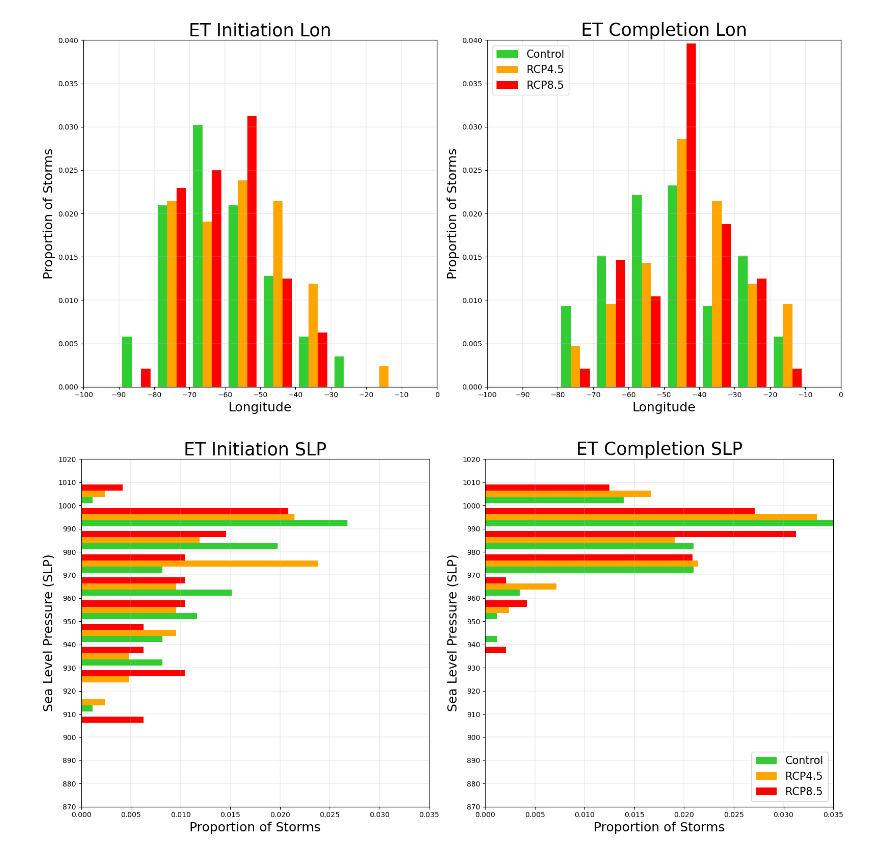
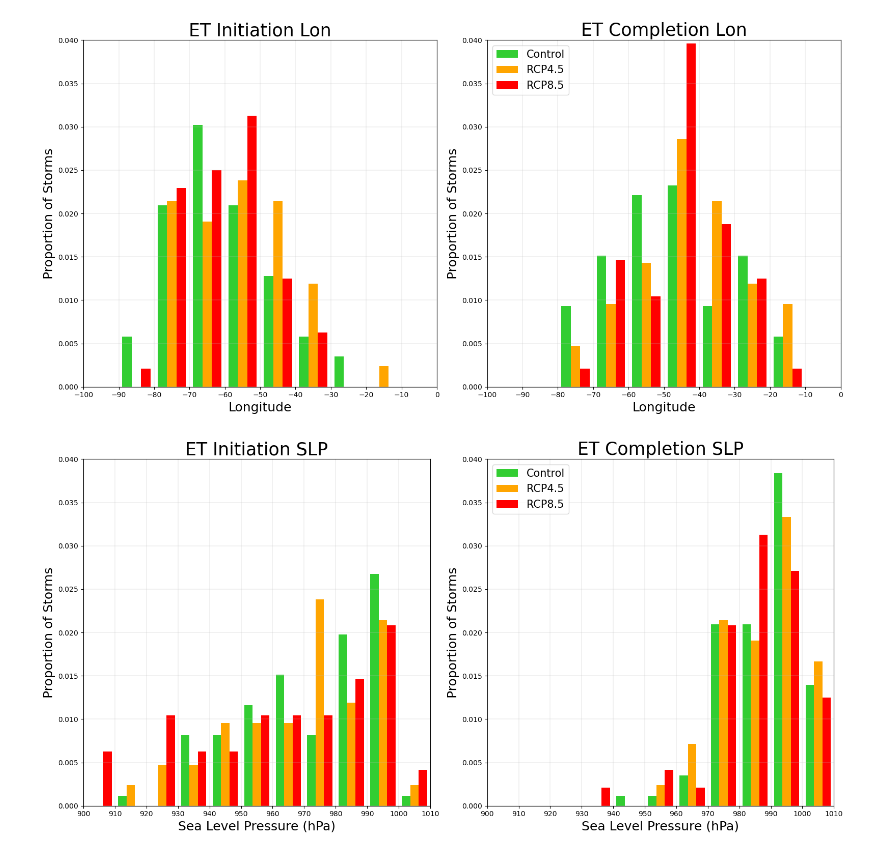
Before and after one commit to Luigi728/ExtraTrack_Github, a Jupyter notebook: RCP_Analysis/RCP_Analysis_V6.7.2.ipynb, the cells around one changed output. Saved outputs shown, nothing was run; the diff lists cells and outputs as text; code cells hidden in the pictures.

```diff
--- a/RCP_Analysis/RCP_Analysis_V6.7.2.ipynb
+++ b/RCP_Analysis/RCP_Analysis_V6.7.2.ipynb
@@ -449,31 +389,0 @@ def ET_Boxplot_Formatting(Boxplot, Axis, Var, Colours, Labels, Vert, Bins, i):
-# %%
-# Create Function to Plot ET Histograms
-def ET_Histogram(Control_ET, RCP45_ET, RCP85_ET, Var, Rela, Orient, Bins, Savefig, Figname):
-    Fig = pyplot.figure(figsize=(16,8))
-    Colours = ['limegreen', 'orange', 'red']
-    Labels = ["Control", "RCP4.5", "RCP8.5"]
-#
-# Plot ET Initiation
-    Axis = Fig.add_subplot(1,2,1)
-    Var1 = "ET Begin " + Var
-    pyplot.hist([Control_ET[Var1], RCP45_ET[Var1], RCP85_ET[Var1]], density=Rela, orientation=Orient, \
-    bins=Bins, color=Colours, label=Labels)
-    ET_Histo_Formatting(Var, Rela, Orient, Bins, "ET Initiation ")
-#
-# Plot ET Completion
-    Axis = Fig.add_subplot(1,2,2)
-    Var2 = "ET Complete " + Var
-    pyplot.hist([Control_ET[Var2], RCP45_ET[Var2], RCP85_ET[Var2]], density=Rela, orientation=Orient, \
-    bins=Bins, color=Colours, label=Labels)
-    ET_Histo_Formatting(Var, Rela, Orient, Bins, "ET Completion ")
-#
-# Legend
-    if Orient == 'horizontal':
-        pyplot.legend(loc=4, fontsize=15)
-    else:
-        pyplot.legend(loc=2, fontsize=15)
-#
-# Save Fig
-    Fig.tight_layout()
-    if Savefig == True:
-        Fig.savefig(Output_Diri+Figname, bbox_inches='tight')
@@ -682,3 +507,0 @@ ET_Boxplot(Control_ET, RCP45_ET, RCP85_ET, "Lon", 0, Lon_Bins, False, 'ET_Longit
-# %%
-SLP_Bins = Create_Bins(870,1020,10)
-ET_Boxplot(Control_ET, RCP45_ET, RCP85_ET, "SLP", 1, SLP_Bins, False, 'ET_SLP_Boxplot.png')
@@ -698,6 +537,15 @@ ET_Histogram(Control_ET, RCP45_ET, RCP85_ET, "Lon", True, 'vertical', Lon_Bins,
 [figure]
 # %%
 # ET Initiation and Completion SLP (Relative)
-ET_Histogram(Control_ET, RCP45_ET, RCP85_ET, "SLP", True, 'horizontal', SLP_Bins, False, 'ET_SLP_Histo_Rela.png')
+Var = "SLP"
+Var_Label = "Sea Level Pressure (hPa)"
+Rela = True
+Orient = 'vertical'
+Bins = SLP_Bins
+Dens_Min, Dens_Max, Dens_Width = 0, 0.04, 0.005
+Savefig = True
+Figname = 'ET_SLP_Histo_Rela.png'
+ET_Histogram(Control_ET, RCP45_ET, RCP85_ET, Var, Var_Label, Rela, Orient, Bins, \
+Dens_Min, Dens_Max, Dens_Width, Savefig, Figname)
 # %% [output]
-[figure, old version]
+[figure, new version]
```
Also changed, not shown: parts of 55 cells of this notebook, 30 other files.
